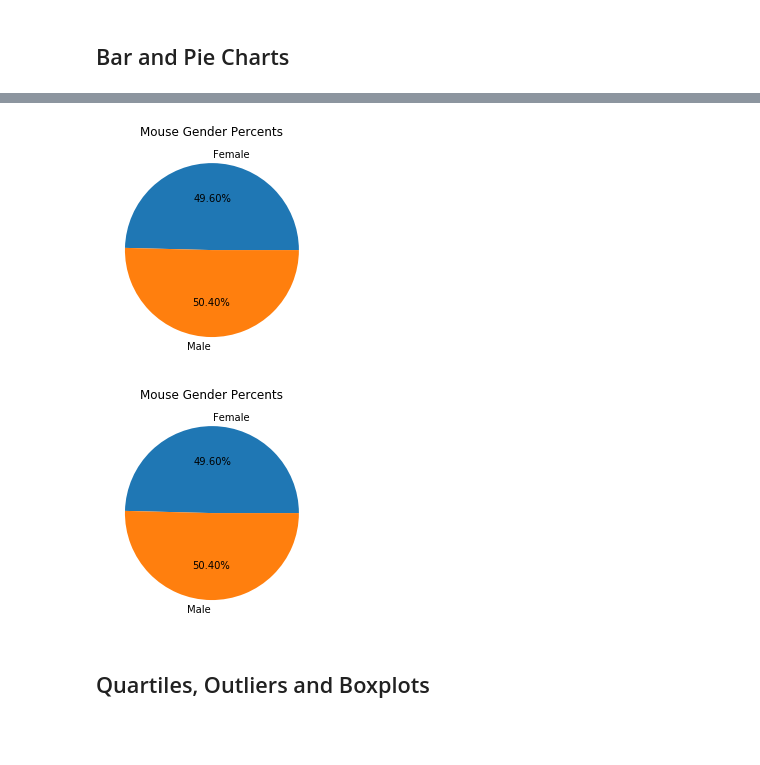
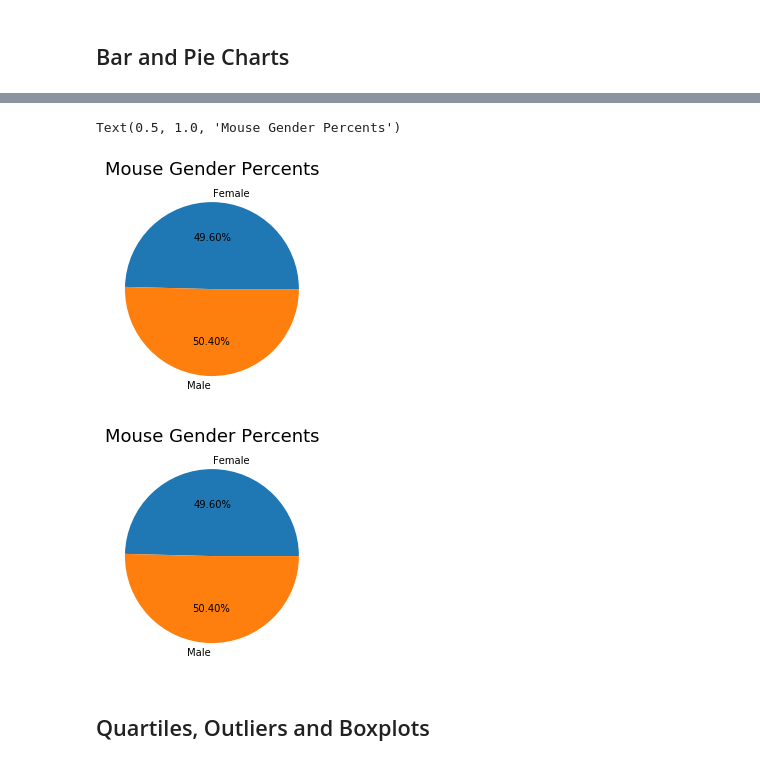
Before and after one commit to blt1339/matplotlib-challenge, a Jupyter notebook: Pymaceuticals/pymaceuticals.ipynb, the cells around one changed output, grey strips where cells are left out. Saved outputs shown, nothing was run; the diff lists cells and outputs as text; code cells hidden in the pictures; blank space fills up the shorter version.

```diff
--- a/Pymaceuticals/pymaceuticals.ipynb
+++ b/Pymaceuticals/pymaceuticals.ipynb
@@ -286,16 +309,18 @@ plt.show()
 # %%
 # Generate a pie plot showing the distribution of female versus male mice using pandas
 
 # Group the data by sex and then get the unique Mouse IDs
 gender_data = cleaned_combined_mouse_df.groupby('Sex').nunique()['Mouse ID']
 
 # Clear the name created by the groupby
 gender_data.name = ''
 
 # Create the pie chart
-gender_data_pie = gender_data.plot(kind='pie',autopct='%.2f%%', title='Mouse Gender Percents')
+gender_data_pie = gender_data.plot(kind='pie',autopct='%.2f%%')
+gender_data_pie.set_title('Mouse Gender Percents', fontsize=18)
 # %% [output]
+Text(0.5, 1.0, 'Mouse Gender Percents')
-[figure, old version]
+[figure, new version]
 # %%
 # Generate a pie plot showing the distribution of female versus male mice using pyplot
 
@@ -305,12 +330,12 @@ gender_data = cleaned_combined_mouse_df.groupby('Sex').nunique()['Mouse ID']
 
 # Create the pie chart
 plt.pie(gender_data,labels=gender_data.index,autopct='%.2f%%')
-plt.title('Mouse Gender Percents')
+plt.title('Mouse Gender Percents', fontsize=18)
 
 # Show the pie chart
 plt.show()
 # %% [output]
-[figure, old version]
+[figure, new version]
 # %% [markdown]
 ## Quartiles, Outliers and Boxplots
 # %%
```
Also changed, not shown: parts of 13 cells of this notebook, 2 other files.
